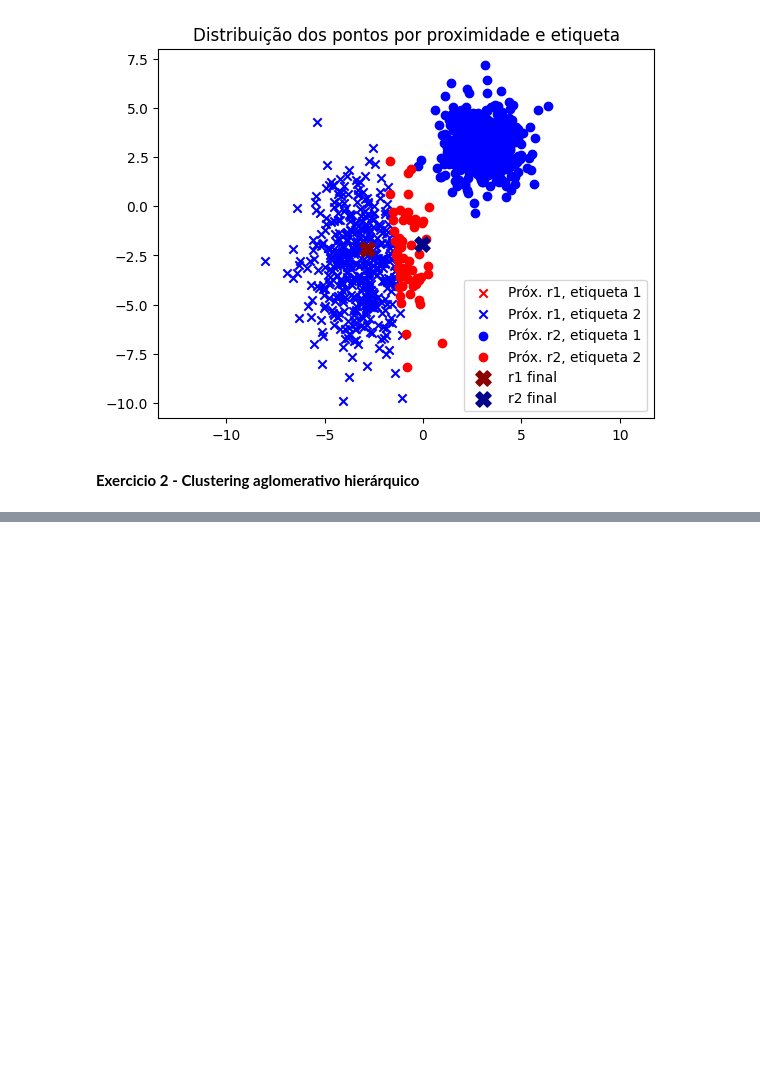
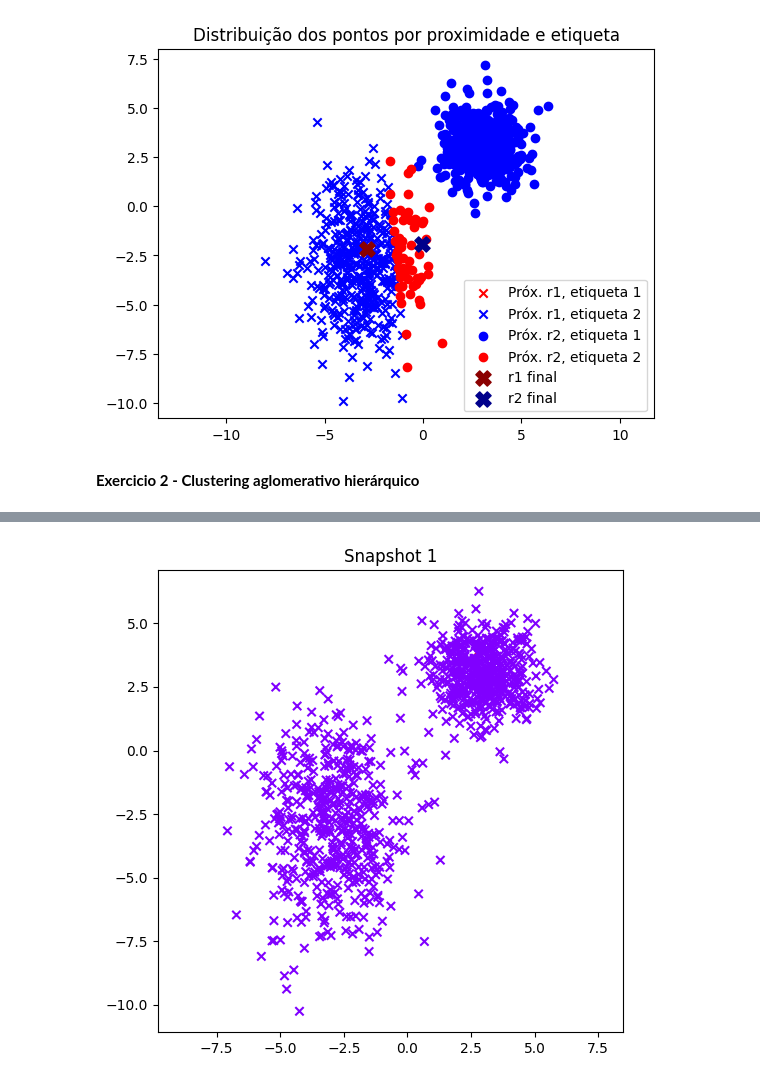
Before and after one commit to Andre3648/IAA, a Jupyter notebook: exercicio1.ipynb, the cells around one changed output, grey strips where cells are left out. Cells and saved outputs as stored; diff of their text form; code cells hidden in the pictures; blank space fills up the shorter version.

```diff
--- a/exercicio1.ipynb
+++ b/exercicio1.ipynb
@@ -226,0 +246,80 @@ plt.show()
+# %%
+import numpy as np
+import matplotlib.pyplot as plt
+
+
+data = np.loadtxt('conjunto_de_etiquetas.txt', delimiter=',', skiprows=1)
+n_points = len(data)
+
+eps = 0.1
+min_samples = 10
+labels = np.zeros(n_points, dtype=int)
+cluster_id = 1
+
+num_snapshots = 10
+snapshot_indices = np.linspace(0, n_points-1, num_snapshots, dtype=int)
+snapshots = []
+step_counter = 0
+
+
+x_min, x_max = np.min(data[:, 0]), np.max(data[:, 0])
+y_min, y_max = np.min(data[:, 1]), np.max(data[:, 1])
+for i in range(n_points):
+    if labels[i] != 0:
+        continue
+
+    neighbors = []
+    for j in range(n_points):
+        if np.sqrt(np.sum((data[i] - data[j]) ** 2)) <= eps:
+            neighbors.append(j)
+
+    if len(neighbors) < min_samples:
+        labels[i] = -1
+    else:
+        labels[i] = cluster_id
+        k = 0
+        while k < len(neighbors):
+            idx = neighbors[k]
+            if labels[idx] == -1:
+                labels[idx] = cluster_id
+            elif labels[idx] == 0:
+                labels[idx] = cluster_id
+                for j in range(n_points):
+                    if np.sqrt(np.sum((data[idx] - data[j]) ** 2)) <= eps and j not in neighbors:
+                        neighbors.append(j)
+
+            k += 1
+            step_counter += 1
+
+
+            while snapshot_indices.size > 0 and step_counter >= snapshot_indices[0]:
+                snapshots.append(labels.copy())
+                snapshot_indices = snapshot_indices[1:]
+                if len(snapshots) >= num_snapshots:
+                    break
+
+        cluster_id += 1
+
+    if len(snapshots) >= num_snapshots:
+        break
+
+
+for i, snapshot_labels in enumerate(snapshots):
+    plt.figure(figsize=(6, 6))
+    plt.scatter(data[:, 0], data[:, 1], c=snapshot_labels, cmap='rainbow', marker='x')
+    plt.xlim(x_min, x_max)
+    plt.ylim(y_min, y_max)
+    plt.axis('equal')
+    plt.title(f"Snapshot {i + 1}")
+    plt.show()
+
+
+plt.figure(figsize=(6, 6))
+plt.scatter(data[:, 0], data[:, 1], c=labels, cmap='rainbow', marker='x')
+plt.xlim(x_min, x_max)
+plt.ylim(y_min, y_max)
+plt.axis('equal')
+plt.title("Resultado final DBSCAN")
+plt.show()
+# %% [output]
+[figure, added]
```
Also changed, not shown: parts of 4 cells of this notebook, 1 other file.
